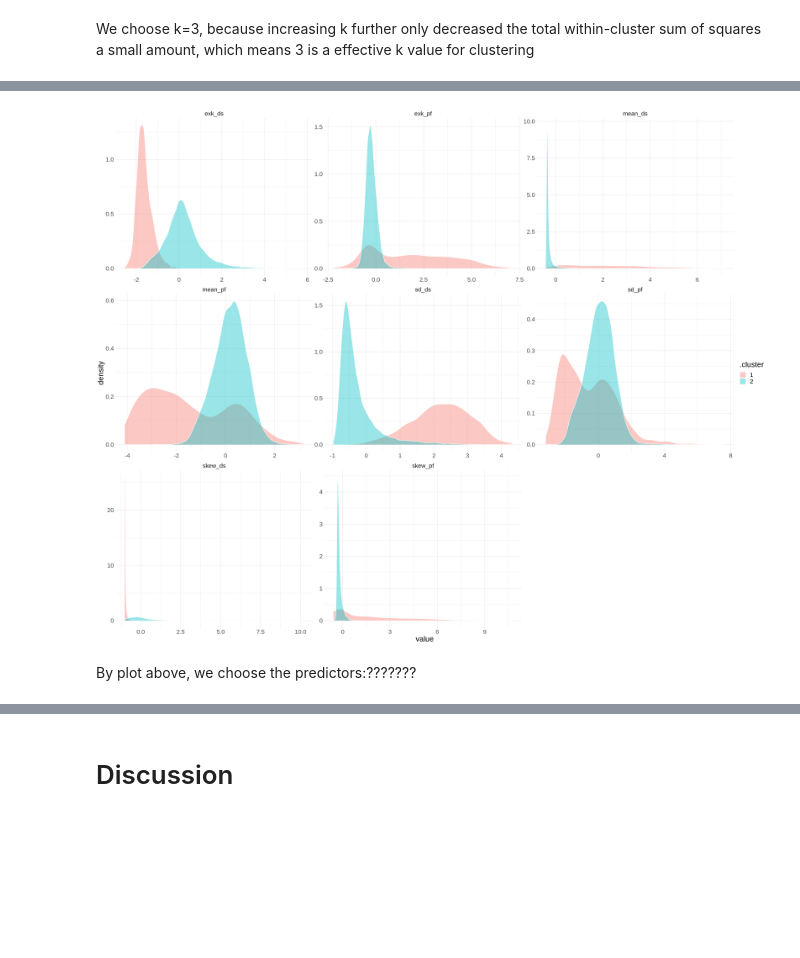
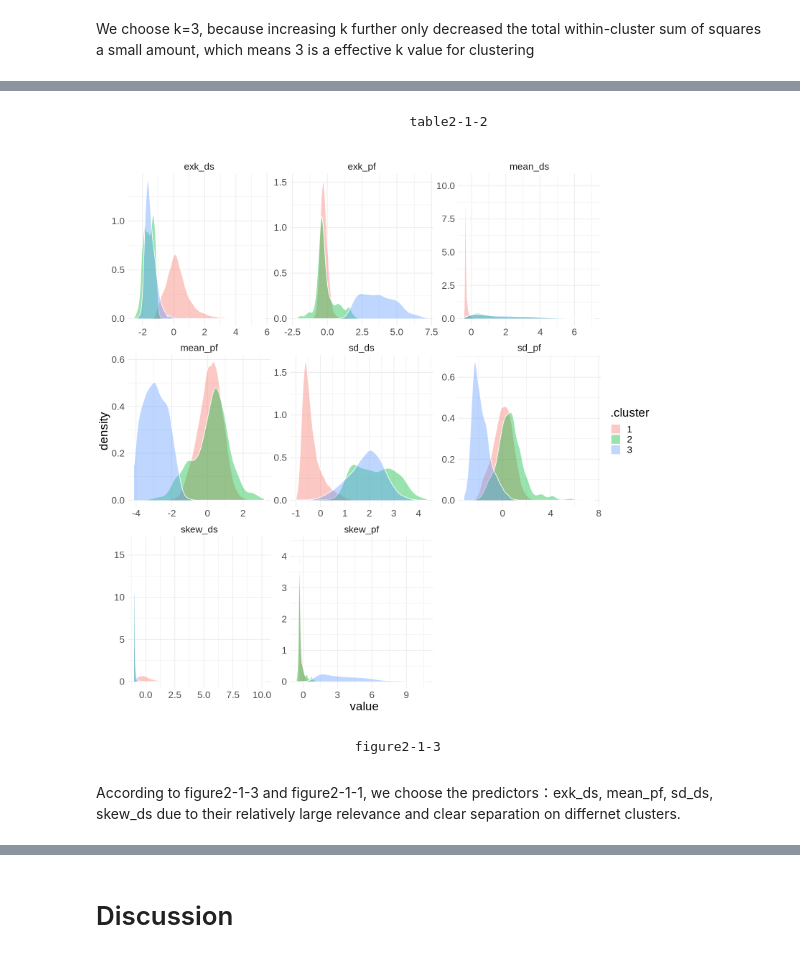
Before and after one commit to LawrenceZzf/DSCI100-G63-Proj1, a Jupyter notebook: report.ipynb, the cells around one changed output, grey strips where cells are left out. Saved outputs shown, nothing was run; the diff lists cells and outputs as text; code cells hidden in the pictures; blank space fills up the shorter version.

```diff
--- a/report.ipynb
+++ b/report.ipynb
@@ -144,7 +165,7 @@ HTRU_k_plot
 We choose k=3, because increasing k further only decreased the total within-cluster sum of squares a small amount, which means 3 is a effective k value for clustering
 # %%
 set.seed(2024)
-HTRU_cluster<-kmeans(scaled_HTRU,center=2,nstart=100)|>
+HTRU_cluster<-kmeans(scaled_HTRU,center=3,nstart=100)|>
     augment(scaled_HTRU)
 head(HTRU_cluster)
 # %% [output]
@@ -160,14 +181,18 @@ A tibble: 6 × 9
+# %% [markdown]
+                                          table2-1-2
 # %%
-options(repr.plot.height = 20, repr.plot.width = 25)
+options(repr.plot.height = 13, repr.plot.width = 13)
 HTRU_cluster_plot<-HTRU_cluster |>
     pivot_longer(cols = -.cluster, names_to = 'category', values_to = 'value')  |>
     ggplot(aes(value, fill = .cluster)) +
         geom_density(alpha = 0.4, colour = 'white') +
         facet_wrap(facets = vars(category), scales = 'free') +
         theme_minimal() +
         theme(text = element_text(size = 20))
 HTRU_cluster_plot
 # %% [output]
-[figure, old version]
+[figure, new version]
+# %% [markdown]
+                                   figure2-1-3
 # %% [markdown]
-By plot above, we choose the predictors:???????
+According to figure2-1-3 and figure2-1-1, we choose the predictors：exk_ds, mean_pf, sd_ds, skew_ds due to their relatively large relevance and clear separation on differnet clusters.
```
Also changed, not shown: parts of 30 cells of this notebook.
